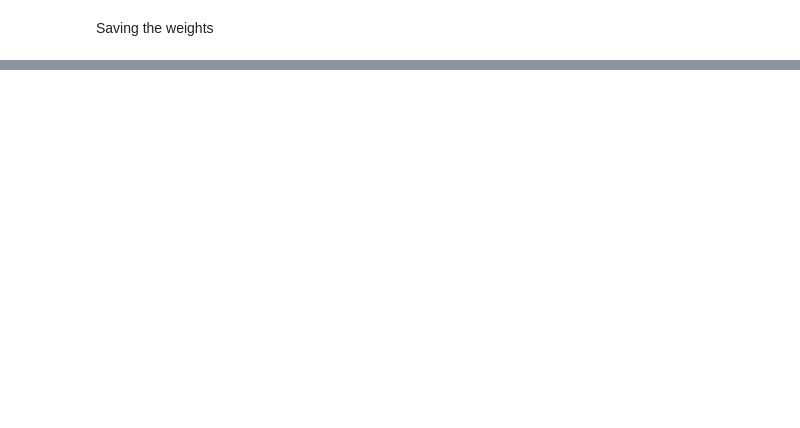
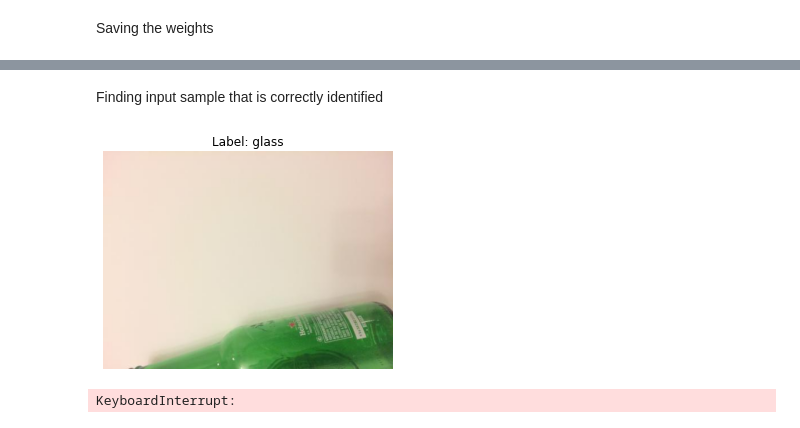
Before and after one commit to robmosys-tum/PapPercComp, a Jupyter notebook: Garbage Classifier.ipynb, the cells around one changed output, grey strips where cells are left out. Saved outputs shown, nothing was run; the diff lists cells and outputs as text; code cells hidden in the pictures; blank space fills up the shorter version.

```diff
--- a/Garbage Classifier.ipynb
+++ b/Garbage Classifier.ipynb
@@ -105,0 +211,22 @@ torch.save(model.state_dict(), "models/" + model.__class__.__name__ + ".checkpoi
+# %%
+transcribedModel = resnet152(pretrained=False)
+transcribedModel.fc = torch.nn.Linear(transcribedModel.fc.in_features, len(CLASSES), bias=True)
+transcribedModel.load_state_dict(torch.load("models/resnet152/weights.checkpoint"))
+transcribedModel.eval()
+for param in transcribedModel.parameters():
+    param.requires_grad = False
+
+x, _ = trashset[0]
+traced_script_module = torch.jit.trace(transcribedModel, x.unsqueeze(0))
+
+transcribedModel.device = 'cpu'
+traced_script_module.device = 'cpu'
+traced_script_module.save("models/resnet152/transcripted_model_cpu.pt")
+if torch.cuda.is_available():
+    transcribedModel.device = 'cuda'
+    traced_script_module.device = 'cuda'
+transcribedModel.to(transcribedModel.device)
+traced_script_module.to(traced_script_module.device)
+
+if torch.cuda.is_available():
+    traced_script_module.save("models/resnet152/transcripted_model_cuda.pt")
@@ -105,0 +240,14 @@ torch.save(model.state_dict(), "models/" + model.__class__.__name__ + ".checkpoi
+# %% [markdown]
+Finding input sample that is correctly identified
+# %%
+x, y = trashset[0]
+plot(x, y)
+x = x.cuda()
+predictions = traced_script_module(x.unsqueeze(0))
+predictions = predictions.topk(5)
+predictions = predictions.flatten()
+# for pred in predictions:
+print("Prediction:", CLASSES[predictions])
+# %% [output]
+[figure, added]
+KeyboardInterrupt:
```
Also changed, not shown: parts of 21 cells of this notebook, 6 other files.
